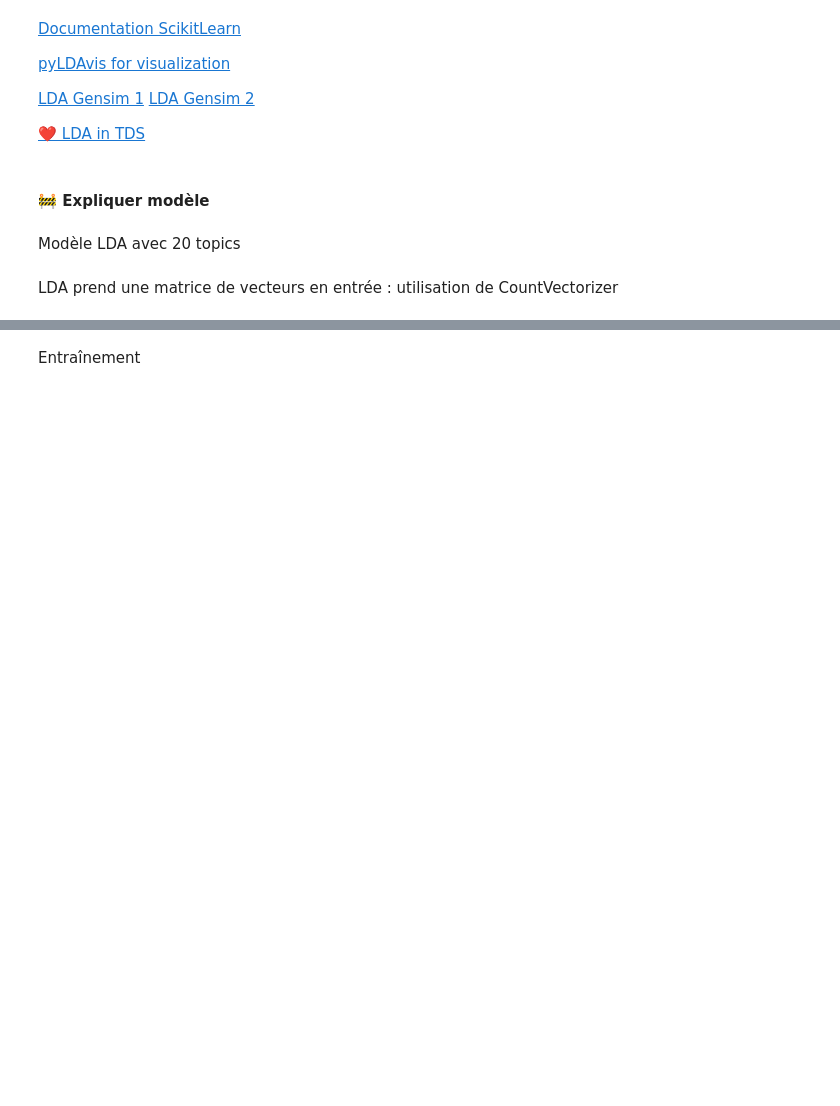
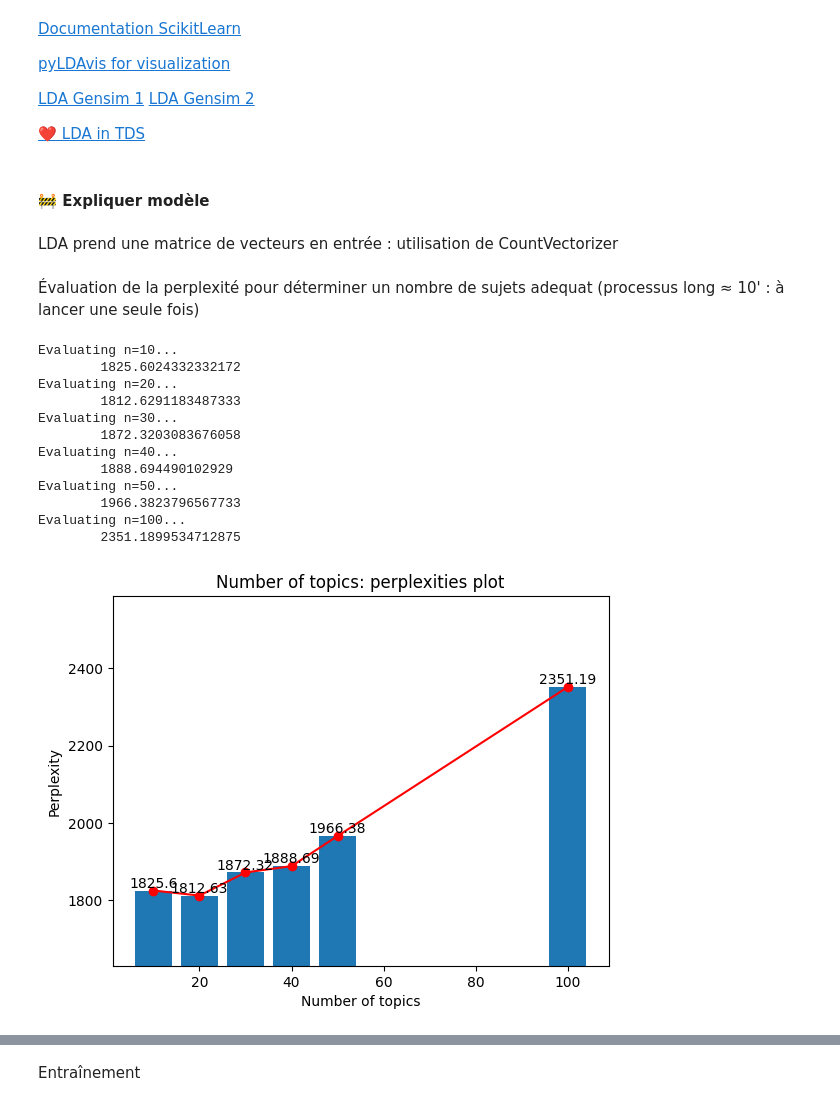
Before and after one commit to sycod/OC_P5_SoF, a Jupyter notebook: 3_non_supervise.ipynb, the cells around one changed output, grey strips where cells are left out. Saved outputs shown, nothing was run; the diff lists cells and outputs as text; code cells hidden in the pictures; blank space fills up the shorter version.

```diff
--- a/3_non_supervise.ipynb
+++ b/3_non_supervise.ipynb
@@ -296,5 +265,3 @@ Score:  0.194 - Duration:  13.0
 [❤️ LDA in TDS](https://towardsdatascience.com/topic-modeling-quora-questions-with-lda-nmf-aff8dce5e1dd)
 # %% [markdown]
 #### 🚧 Expliquer modèle
-# %% [markdown]
-Modèle LDA avec 20 topics
@@ -316,3 +271,22 @@ LDA prend une matrice de vecteurs en entrée : utilisation de CountVectorizer
 cv = CountVectorizer(token_pattern=r"\S+", dtype=np.uint16, min_df=10)
 cv_data = cv.fit_transform(X_train)
 cv_names = cv.get_feature_names_out()
+# %% [markdown]
+Évaluation de la perplexité pour déterminer un nombre de sujets adequat (processus long ≈ 10' : à lancer une seule fois)
+# %%
+%%script echo "no execution" # comment line for cell execution
+perplexities = eval_lda_n_topics(random_state, cv_data)
+# %% [output]
+Evaluating n=10...
+        1825.6024332332172
+Evaluating n=20...
+        1812.6291183487333
+Evaluating n=30...
+        1872.3203083676058
+Evaluating n=40...
+        1888.694490102929
+Evaluating n=50...
+        1966.3823796567733
+Evaluating n=100...
+        2351.1899534712875
+[figure, added]
```
Also changed, not shown: parts of 34 cells of this notebook, 4 other files.
